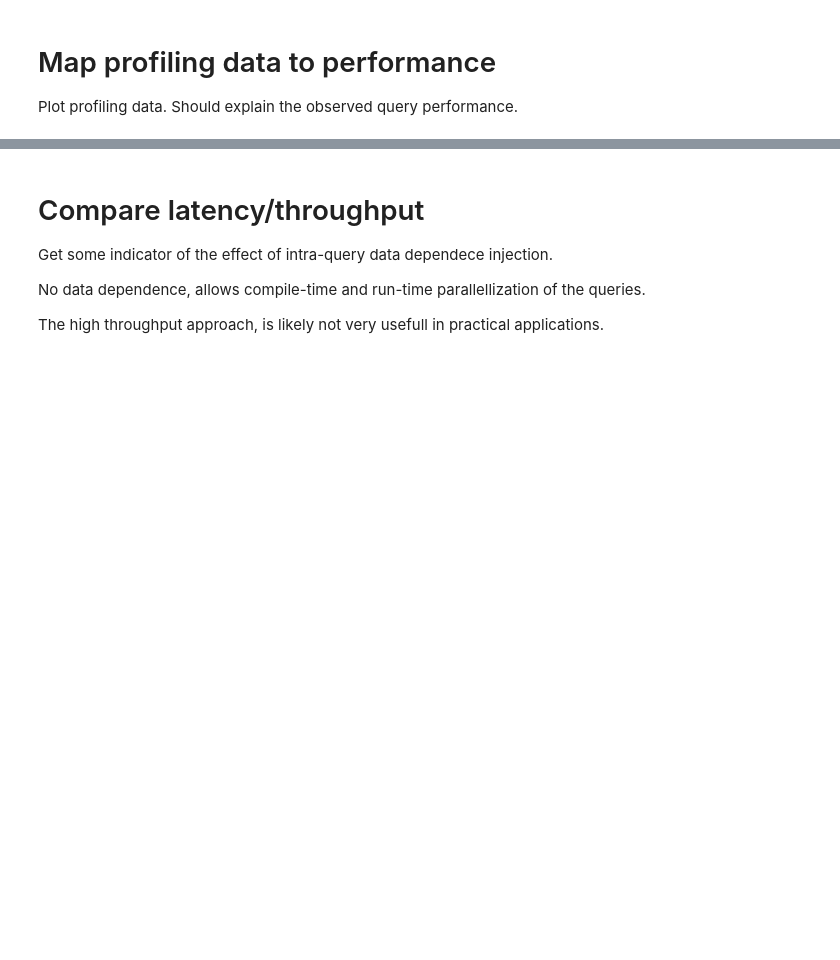
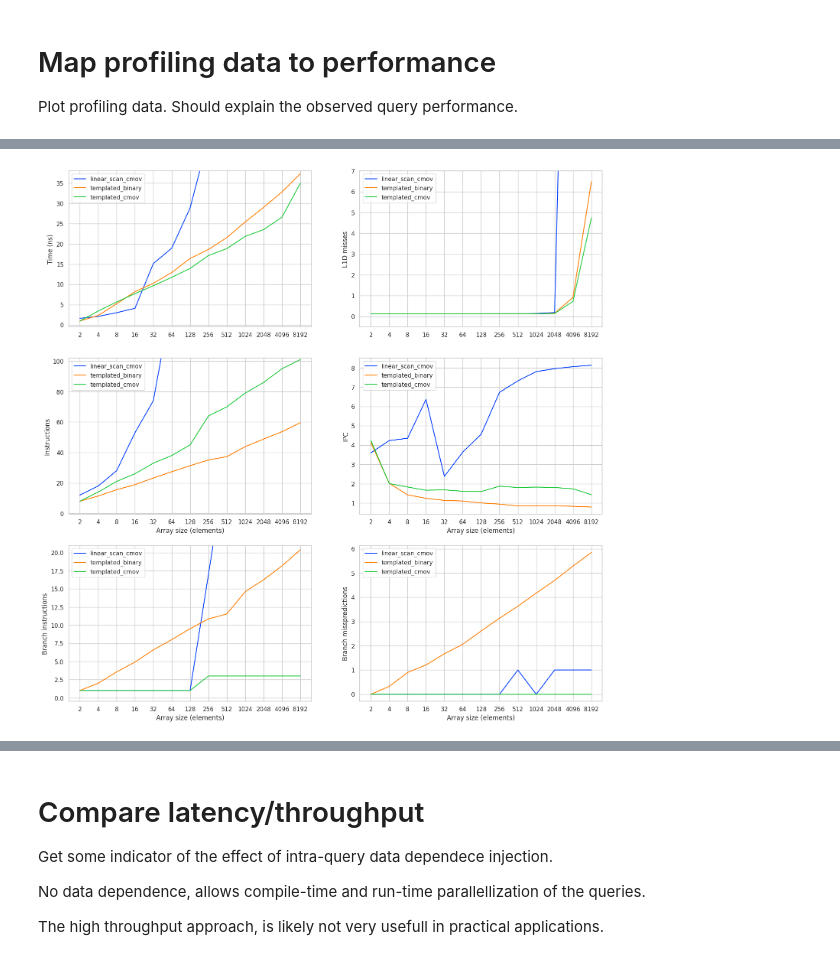
Before and after one commit to saskeli/search_microbench, a Jupyter notebook: results.ipynb, the cells around one changed output, grey strips where cells are left out. Saved outputs shown, nothing was run; the diff lists cells and outputs as text; code cells hidden in the pictures; blank space fills up the shorter version.

```diff
--- a/results.ipynb
+++ b/results.ipynb
@@ -83,12 +91,13 @@ df.to_csv("results.csv")
 
 All different methods should agree on the query results.
 # %%
+r_df = None
 for g in df.groupby(["Data type", "Size", "Throughput"]):
     cs = g[1]["Checksum"].dropna().unique()
     if len(cs) > 1:
         print(g[0])
         print(cs)
-        print()
+        r_df = g[1]
 # %% [markdown]
 # Overview of (non thgroughput) performance
 
@@ -173,7 +200,7 @@ machine_comp("uint8_t")
 
 Plot profiling data. Should explain the observed query performance.
 # %%
-def plot_profiling(machine, d_type, save_pdf=False):
+def plot_profiling(machine, d_type, save_pdf=None):
     typs = {
         'linear_scan_cmov',
         'templated_binary',
@@ -199,8 +226,8 @@ def plot_profiling(machine, d_type, save_pdf=False):
         if col not in {"IPC", "Branch misspredictions"}:
             maxiums.sort()
             plt.ylim((-0.5, int(maxiums[1]) + 1))
-    plt.suptitle(f"{machine} - {d_type}")
-    plt.savefig(f"{machine}_{d_type}.pdf", bbox_inches='tight')
+    if (save_pdf != None):
+        plt.savefig(save_pdf, bbox_inches='tight')
     plt.show()
 # %%
 plot_profiling("Intel_Core_i5-8250U", "uint64_t")
@@ -207 +236,5 @@ plot_profiling("Intel_Core_i5-8250U", "uint64_t")
+# %%
+plot_profiling("AMD_Ryzen_5_7530U_with_Radeon_Graphics", "uint64_t")
+# %% [output]
+[figure, added]
 # %%
```
Also changed, not shown: parts of 19 cells of this notebook, 4 other files.
